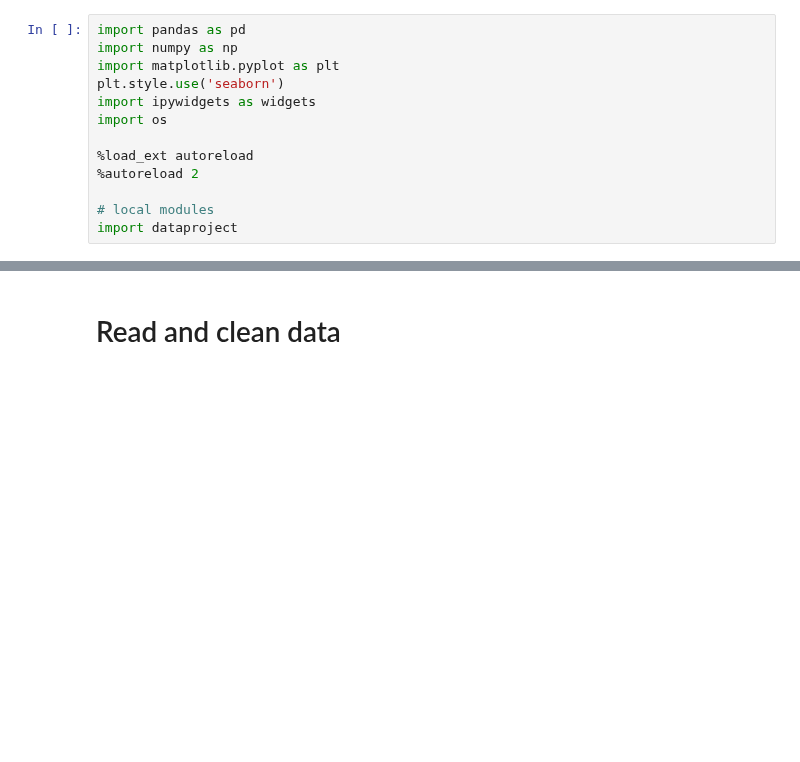
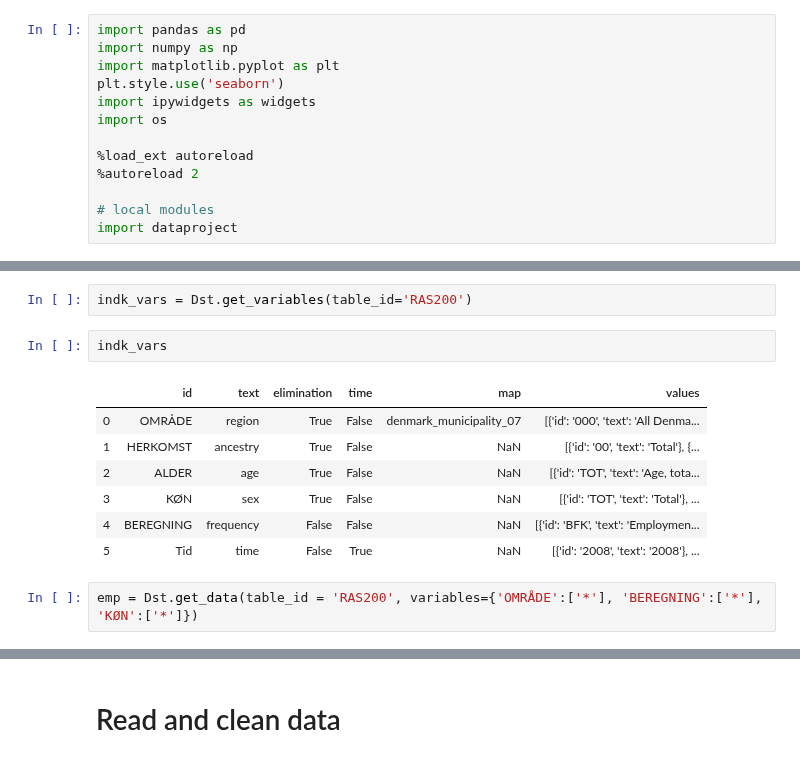
Before and after one commit to NumEconCopenhagen/projects-2020-jop, a Jupyter notebook: dataproject/dataproject.ipynb, the cells around one changed output, grey strips where cells are left out. Saved outputs shown, nothing was run; the diff lists cells and outputs as text; blank space fills up the shorter version.

```diff
--- a/dataproject/dataproject.ipynb
+++ b/dataproject/dataproject.ipynb
@@ -45,0 +95,14 @@ widgets.interact(plot_e,
+# %%
+indk_vars = Dst.get_variables(table_id='RAS200')
+# %%
+indk_vars
+# %% [output]
+|  | id | text | elimination | time | map | values |
+| 0 | OMRÅDE | region | True | False | denmark_municipality_07 | [{'id': '000', 'text': 'All Denma... |
+| 1 | HERKOMST | ancestry | True | False | NaN | [{'id': '00', 'text': 'Total'}, {... |
+| 2 | ALDER | age | True | False | NaN | [{'id': 'TOT', 'text': 'Age, tota... |
+| 3 | KØN | sex | True | False | NaN | [{'id': 'TOT', 'text': 'Total'}, ... |
+| 4 | BEREGNING | frequency | False | False | NaN | [{'id': 'BFK', 'text': 'Employmen... |
+| 5 | Tid | time | False | True | NaN | [{'id': '2008', 'text': '2008'}, ... |
+# %%
+emp = Dst.get_data(table_id = 'RAS200', variables={'OMRÅDE':['*'], 'BEREGNING':['*'], 'KØN':['*']})
```
Also changed, not shown: parts of 8 cells of this notebook.
